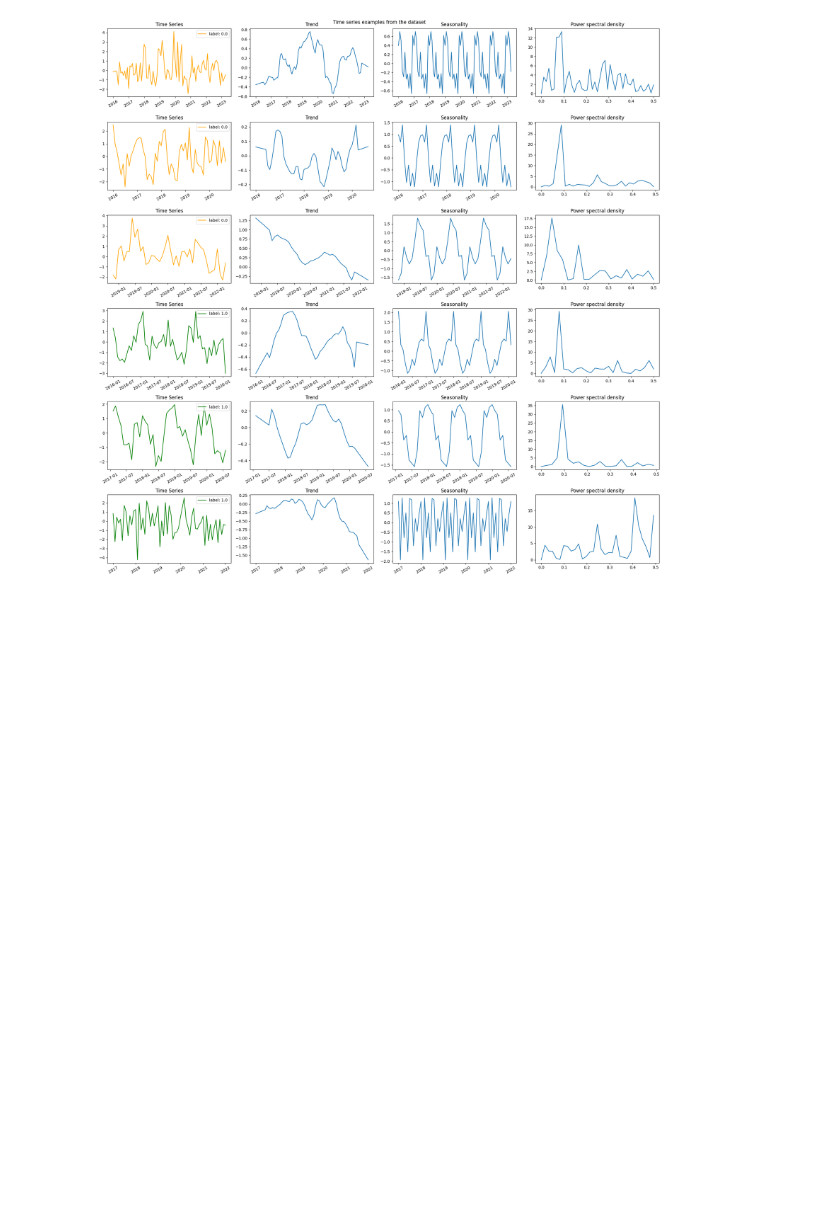
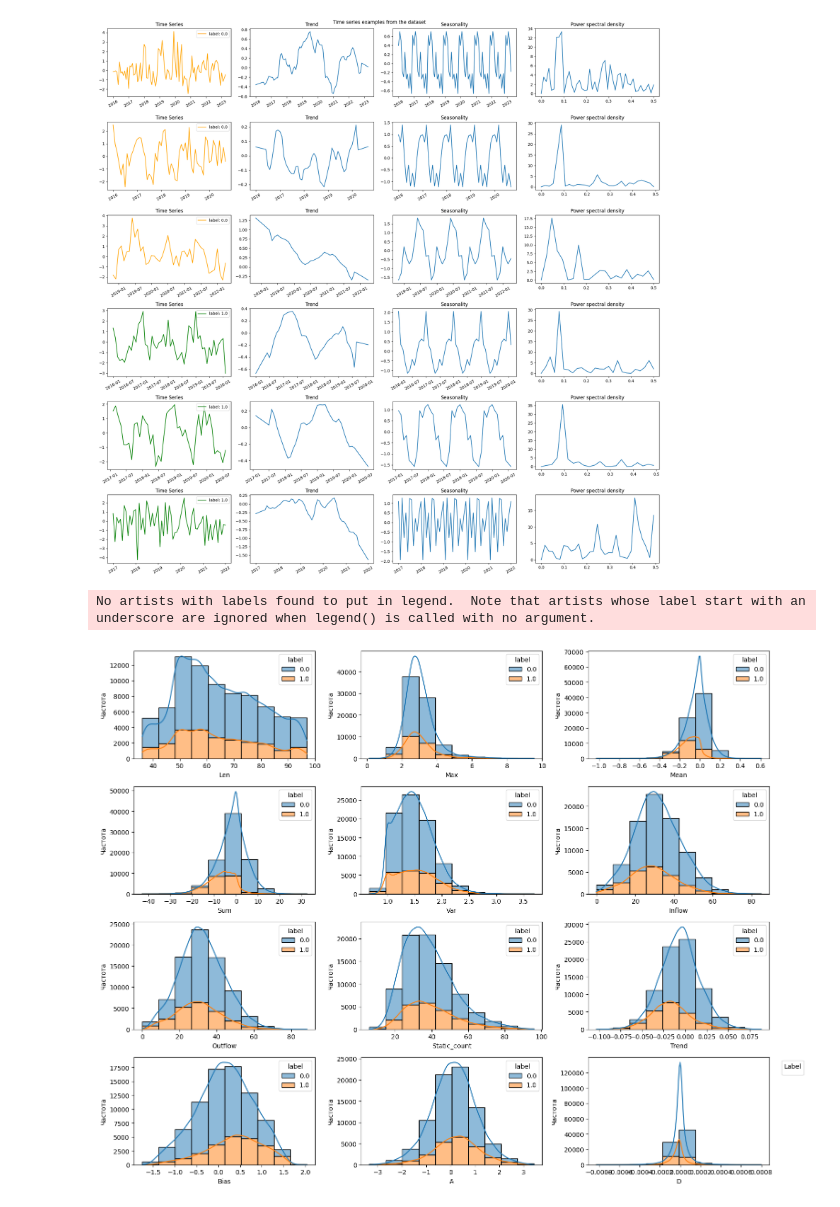
Before and after one commit to REDWOLF925/vk_ds, a Jupyter notebook: solution.ipynb, the cells around one changed output. Saved outputs shown, nothing was run; the diff lists cells and outputs as text; code cells hidden in the pictures; blank space fills up the shorter version.

```diff
--- a/solution.ipynb
+++ b/solution.ipynb
@@ -30,6 +31,22 @@ data_preprocessing.show_ts_samples(train)
 [figure]
 # %%
 train = data_preprocessing.create_new_features(train)
+# %%
+numerical_features = train.drop(['id', 'dates', 'label', 'values'], axis=1).columns.to_list()
+
+num_features = len(numerical_features)
+fig, axes = plt.subplots(nrows=math.ceil(num_features / 3), ncols=3, figsize=(15, num_features))
+for ax, feature in tqdm(zip(axes.flatten(), numerical_features), maxinterval=num_features):
+    sns.histplot(data=train[numerical_features + ['label']], x=feature, hue='label', multiple='stack', bins=10, kde=True, ax=ax)
+    ax.set_xlabel(feature)
+    ax.set_ylabel('Частота')
+
+plt.tight_layout()
+plt.legend(title='Label', bbox_to_anchor=(1.05, 1), loc='upper left')
+plt.show()
+# %% [output]
+No artists with labels found to put in legend.  Note that artists whose label start with an underscore are ignored when legend() is called with no argument.
+[figure, added]
 # %%
 X_train, X_test, y_train, y_test = train_test_split(train[['Sum','D','Trend','A','Bias','Mean','Static_count','Var','Outflow','Max','Len','Inflow']], train['label'], test_size=0.2)
 # %%
```
Also changed, not shown: parts of 5 cells of this notebook.
